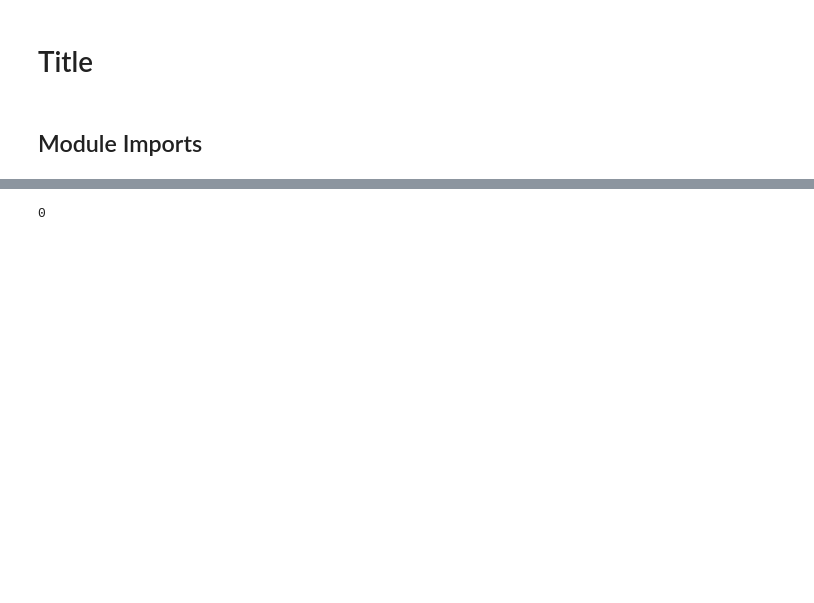
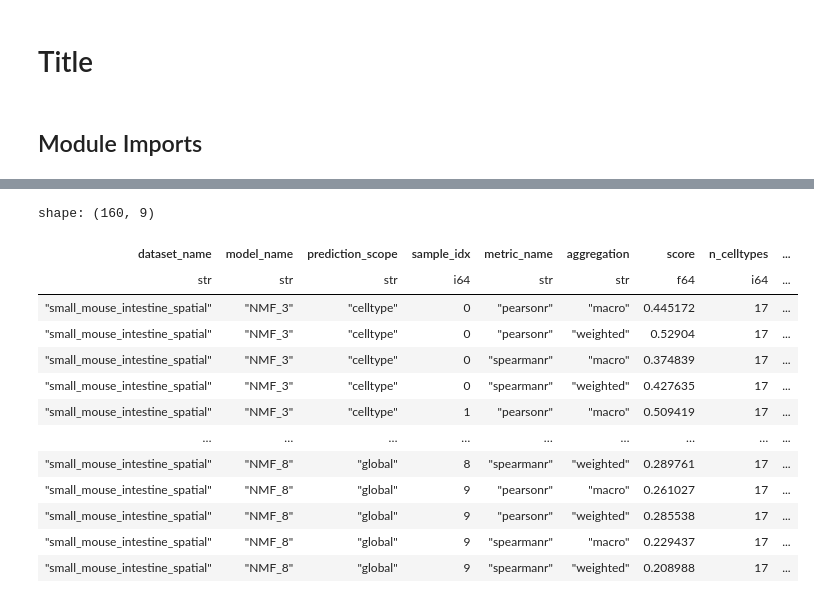
Before and after one commit to egerc/notebook_repository, a Jupyter notebook: notebooks/2026-02-17T08-24-52Z/2026-02-17T08-24-52Z.ipynb, the cells around one changed output, grey strips where cells are left out. Drawn from its saved outputs; the diff is of its cells as text; code cells hidden in the pictures; blank space fills up the shorter version.

```diff
--- a/notebooks/2026-02-17T08-24-52Z/2026-02-17T08-24-52Z.ipynb
+++ b/notebooks/2026-02-17T08-24-52Z/2026-02-17T08-24-52Z.ipynb
@@ -73,7 +42,22 @@ artifact_path = mlflow.artifacts.download_artifacts(
 )
 with open(artifact_path, "rb") as f:
     results = pickle.load(f)
-# %%
-results[0].results[0].celltype_id
-# %% [output]
-0
+# %%
+metric_registry = build_metric_registry()
+df = build_tidy_aggregated_scores_df(results, metric_registry)
+df
+# %% [output]
+shape: (160, 9)
+| dataset_name | model_name | prediction_scope | sample_idx | metric_name | aggregation | score | n_celltypes | ... |
+| str | str | str | i64 | str | str | f64 | i64 | ... |
+| "small_mouse_intestine_spatial" | "NMF_3" | "celltype" | 0 | "pearsonr" | "macro" | 0.445172 | 17 | ... |
+| "small_mouse_intestine_spatial" | "NMF_3" | "celltype" | 0 | "pearsonr" | "weighted" | 0.52904 | 17 | ... |
+| "small_mouse_intestine_spatial" | "NMF_3" | "celltype" | 0 | "spearmanr" | "macro" | 0.374839 | 17 | ... |
+| "small_mouse_intestine_spatial" | "NMF_3" | "celltype" | 0 | "spearmanr" | "weighted" | 0.427635 | 17 | ... |
+| "small_mouse_intestine_spatial" | "NMF_3" | "celltype" | 1 | "pearsonr" | "macro" | 0.509419 | 17 | ... |
+| … | … | … | … | … | … | … | … | ... |
+| "small_mouse_intestine_spatial" | "NMF_8" | "global" | 8 | "spearmanr" | "weighted" | 0.289761 | 17 | ... |
+| "small_mouse_intestine_spatial" | "NMF_8" | "global" | 9 | "pearsonr" | "macro" | 0.261027 | 17 | ... |
+| "small_mouse_intestine_spatial" | "NMF_8" | "global" | 9 | "pearsonr" | "weighted" | 0.285538 | 17 | ... |
+| "small_mouse_intestine_spatial" | "NMF_8" | "global" | 9 | "spearmanr" | "macro" | 0.229437 | 17 | ... |
+| "small_mouse_intestine_spatial" | "NMF_8" | "global" | 9 | "spearmanr" | "weighted" | 0.208988 | 17 | ... |
```
Also changed, not shown: parts of 5 cells of this notebook, 2 other files.
